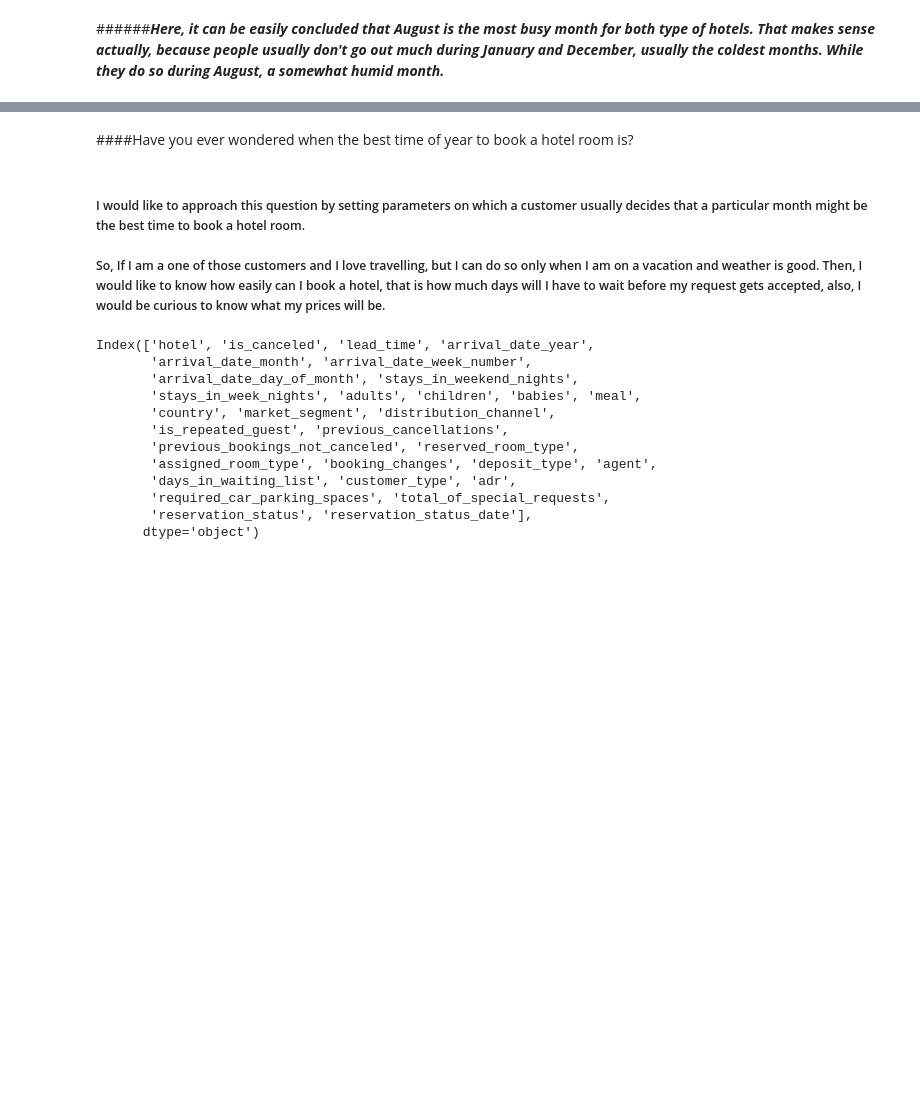
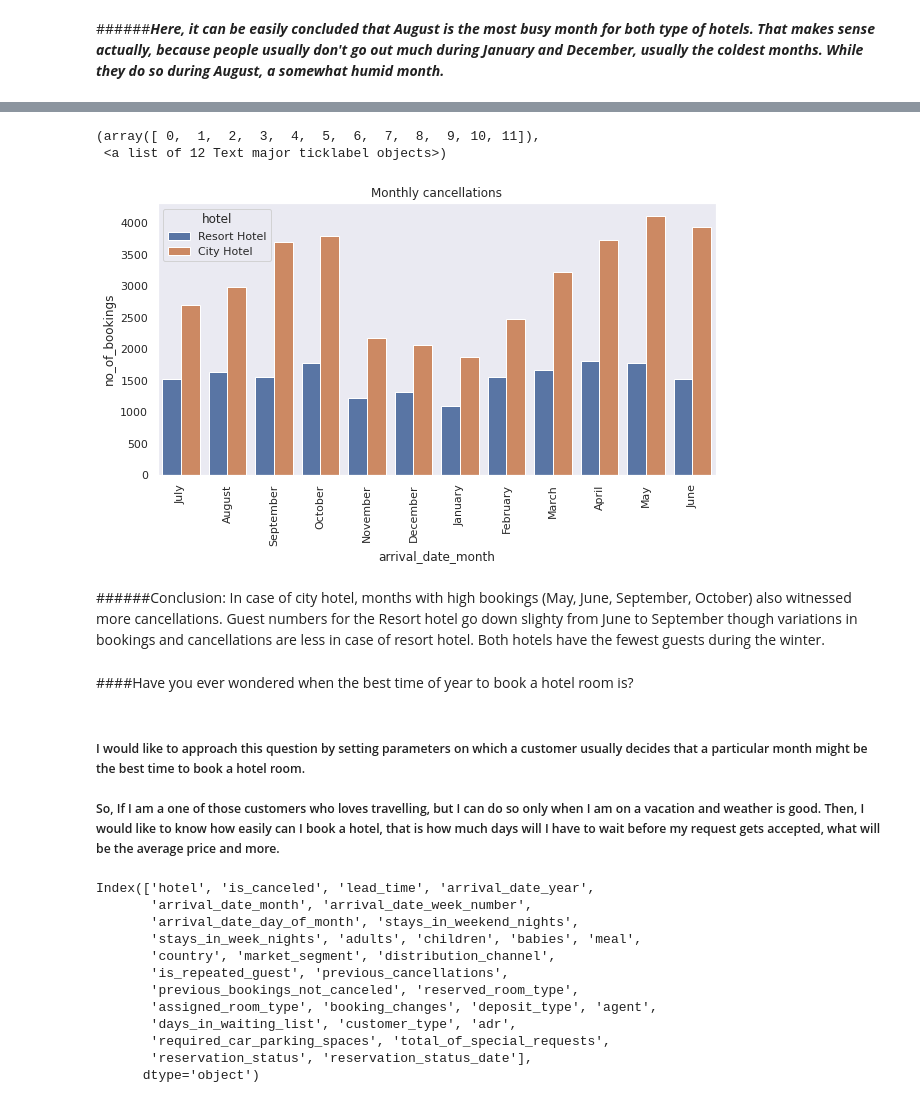
Before and after one commit to Bprs68/Hotel-Booking-Analysis, a Jupyter notebook: Hotel_Booking_Analysis_Capstone_Project.ipynb, the cells around one changed output, grey strips where cells are left out. Cells and saved outputs as stored; diff of their text form; code cells hidden in the pictures; blank space fills up the shorter version.

```diff
--- a/Hotel_Booking_Analysis_Capstone_Project.ipynb
+++ b/Hotel_Booking_Analysis_Capstone_Project.ipynb
@@ -223,7 +281,25 @@ Text(0, 0.5, 'Count')
+# %%
+df_copy1= df.copy()
+df_copy1['no_of_bookings']= 1
+df_copy1.loc[(df_copy1.arrival_date_month== 'July')| (df_copy1.arrival_date_month== 'August'),'no_of_bookings']/=3
+df_copy1.loc[~((df_copy1.arrival_date_month== 'July')| (df_copy1.arrival_date_month== 'August')),'no_of_bookings']/=2
+df_copy1.sample(100)
+b= df_copy1[df_copy1.is_canceled == 1]
+month_sorted = ['January','February','March','April','May','June','July','August','September','October','November','December']
+sns.set(style="dark")
+plt.title("Monthly cancellations")
+sns.barplot(x= 'arrival_date_month', y= 'no_of_bookings', hue= df_copy1['hotel'], estimator= sum, data= df_copy1)
+plt.xticks(rotation = 90)
+# %% [output]
+(array([ 0,  1,  2,  3,  4,  5,  6,  7,  8,  9, 10, 11]),
+ <a list of 12 Text major ticklabel objects>)
+[figure, added]
+# %% [markdown]
+######Conclusion:  In case of city hotel, months with high bookings (May, June, September, October) also witnessed more cancellations. Guest numbers for the Resort hotel go down slighty from June to September though variations in bookings and cancellations are less in case of resort hotel. Both hotels have the fewest guests during the winter.</h3>
 # %% [markdown]
 ####Have you ever wondered when the best time of year to book a hotel room is?
 # %% [markdown]
-##### I would like to approach this question by setting parameters on which a customer usually decides that a particular month might be the best time to book a hotel room.<br><br>So, If I am a one of those customers and I love travelling, but I can do so only when I am on a vacation and weather is good. Then, I would like to know how easily can I book a hotel, that is how much days will I have to wait before my request gets accepted, also, I would be curious to know what my prices will be.
+##### I would like to approach this question by setting parameters on which a customer usually decides that a particular month might be the best time to book a hotel room.<br><br>So, If I am a one of those customers who loves travelling, but I can do so only when I am on a vacation and weather is good. Then, I would like to know how easily can I book a hotel, that is how much days will I have to wait before my request gets accepted, what will be the average price and more.
 # %%
 df.columns
 # %% [output]
```
Also changed, not shown: parts of 66 cells of this notebook.
